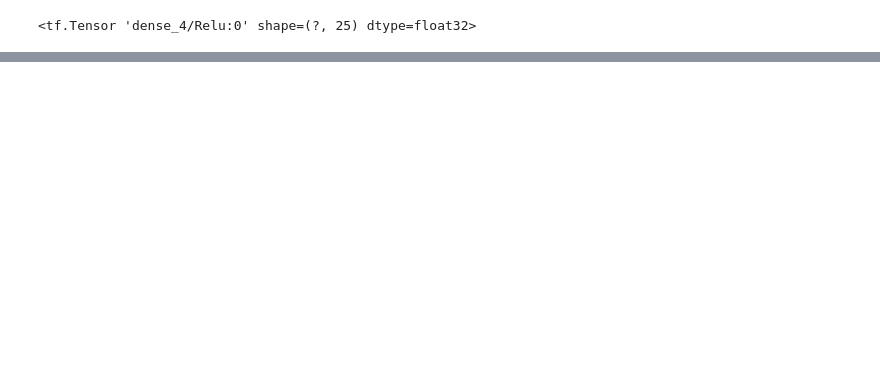
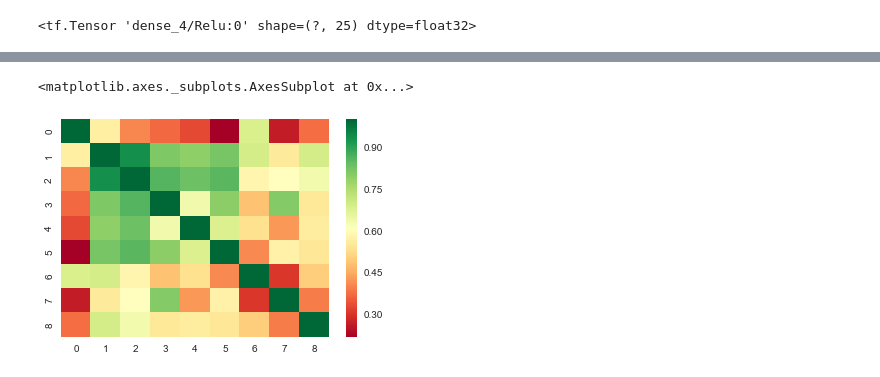
Before and after one commit to dustinvanstee/mldl-101, a Jupyter notebook: labxx-eigenportfolios/EigenPortfolios-DeepSectors.ipynb, the cells around one changed output, grey strips where cells are left out. Saved outputs shown, nothing was run; the diff lists cells and outputs as text; code cells hidden in the pictures; blank space fills up the shorter version.

```diff
--- a/labxx-eigenportfolios/EigenPortfolios-DeepSectors.ipynb
+++ b/labxx-eigenportfolios/EigenPortfolios-DeepSectors.ipynb
@@ -533,4 +572,0 @@ for j in range(num_clusters) :
-# %%
-cluster_tickers = join_tickers[join_tickers["cluster"] == 3].index.tolist()
-for i in cluster_tickers :
-    ivv_daily_return_df[i].iloc[190:210].plot(figsize=(19,4))
@@ -539,4 +572,0 @@ for i in cluster_tickers :
-# %%
-cluster_tickers = join_tickers[join_tickers["cluster"] == 4].index.tolist()
-for i in cluster_tickers :
-    ivv_daily_return_df[i].iloc[200:210].plot(figsize=(19,4))
@@ -545,7 +572,0 @@ for i in cluster_tickers :
-# %%
-# test/reconstruct market information matrix
-ae_scaler = StandardScaler()       # Multi-layer Perceptron is sensitive to feature scaling, so it is highly recommended to scale your data
-ae_scaler.fit(ivv_daily_return_df)
-x = ae_scaler.transform(ivv_daily_return_cvdf)
-
-reconstruct = best_autoencoder.predict(x)
@@ -933,0 +573,18 @@ for s in [25, 45, 65, 310]:
+# %%
+### Correlation Between cluster averages
+cluster_mean_df = pd.DataFrame()
+for j in range(num_clusters) :
+    cluster_tickers = join_tickers[join_tickers["cluster"] == j].index.tolist()
+    # Mean time series ...
+    cluster_mean_df[j] = ivv_daily_return_df[cluster_tickers].mean(axis=1)
+cluster_mean_df.corr()
+
+import seaborn as sns
+
+# plot the heatmap
+sns.heatmap(cluster_mean_df.corr(),
+        xticklabels=cluster_mean_df.corr().columns,
+        yticklabels=cluster_mean_df.corr().columns, cmap="RdYlGn")
+# %% [output]
+<matplotlib.axes._subplots.AxesSubplot at 0x...>
+[figure, added]
```
Also changed, not shown: parts of 46 cells of this notebook, 3 other files.
